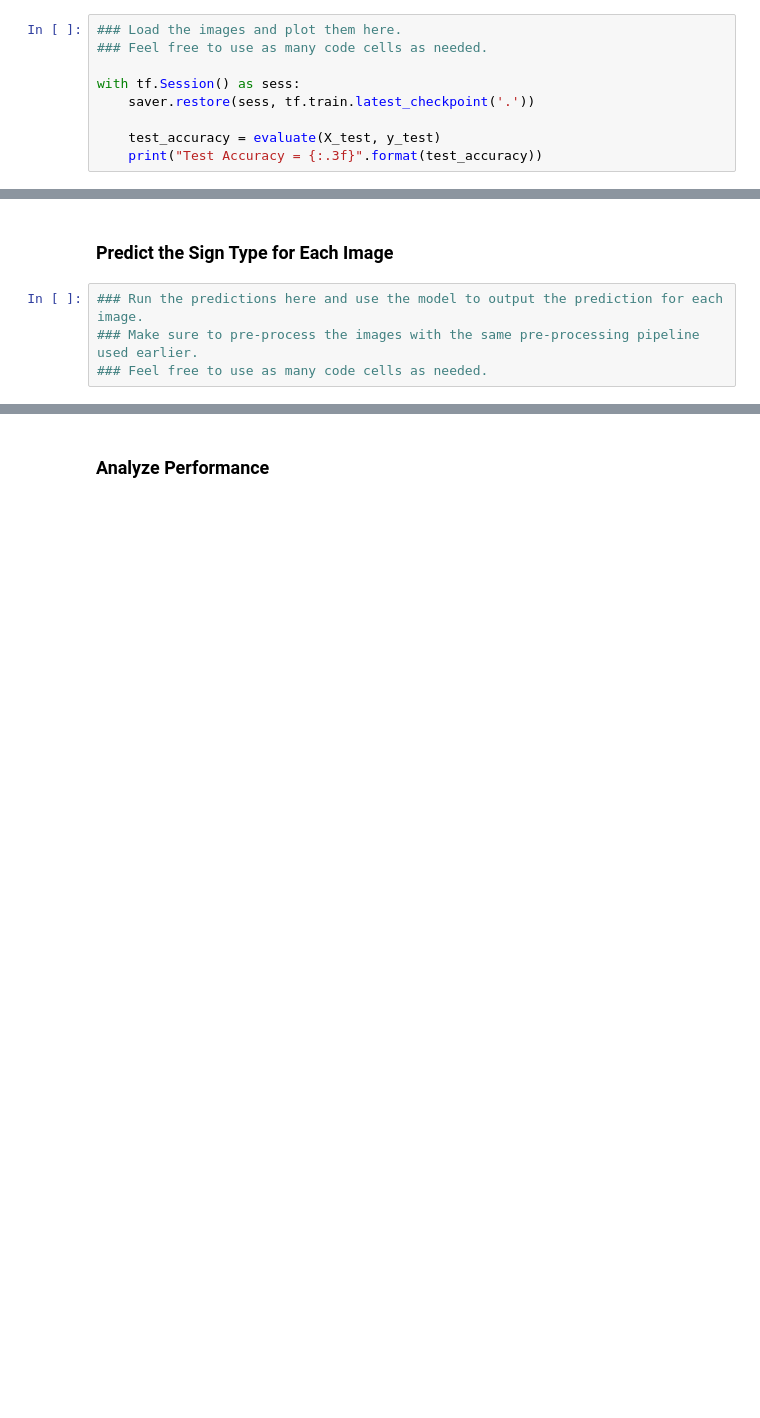
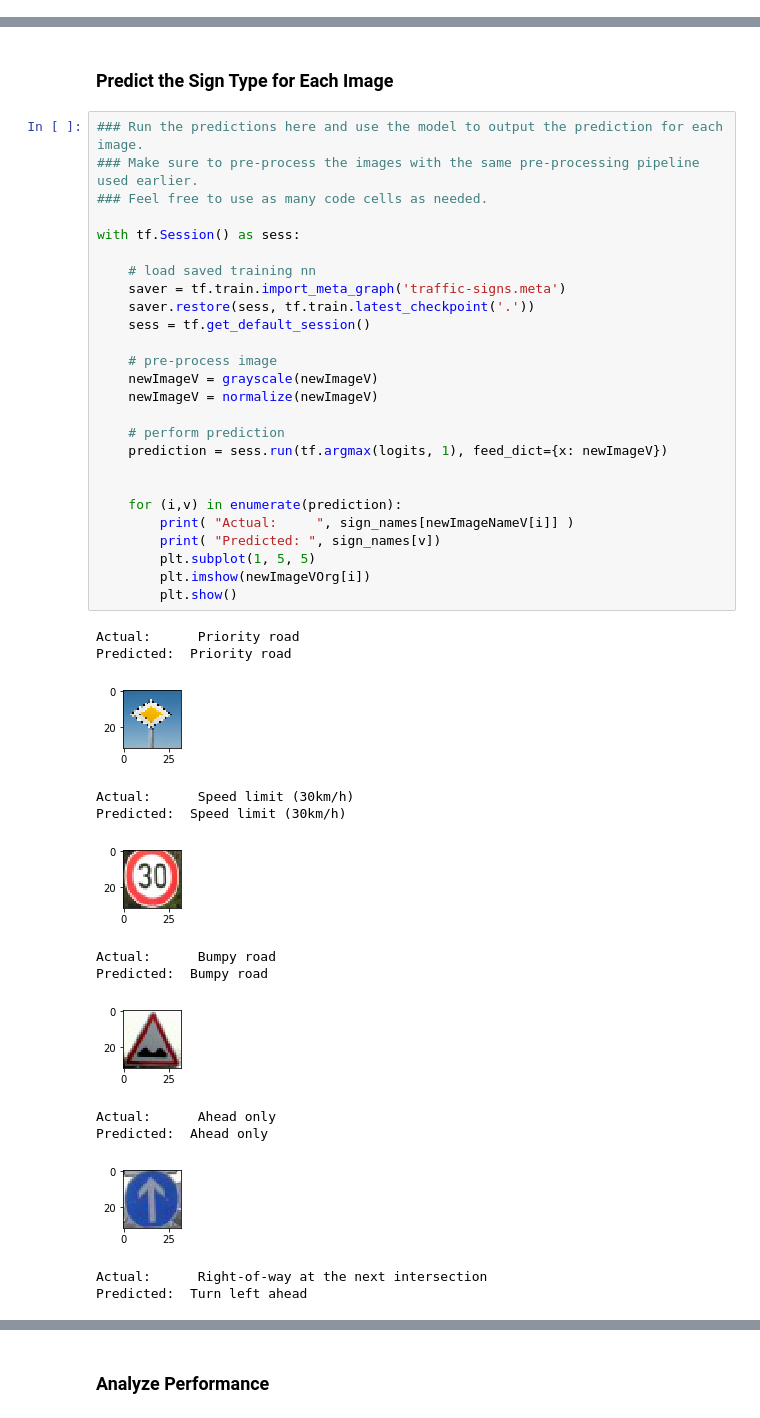
Before and after one commit to linuxairhead/SDC-P2-Traffic_Sign_Classifier, a Jupyter notebook: Traffic_Sign_Classifier.ipynb, the cells around one changed output, grey strips where cells are left out. Drawn from its saved outputs; the diff is of its cells as text; blank space fills up the shorter version.

Commit message:
Test Prediction & Performance

```diff
--- a/Traffic_Sign_Classifier.ipynb
+++ b/Traffic_Sign_Classifier.ipynb
@@ -465,12 +469,3 @@ To give yourself more insight into how your model is working, download at least
 You may find `signnames.csv` useful as it contains mappings from the class id (integer) to the actual sign name.
 # %% [markdown]
 ### Load and Output the Images
-# %%
-### Load the images and plot them here.
-### Feel free to use as many code cells as needed.
-
-with tf.Session() as sess:
-    saver.restore(sess, tf.train.latest_checkpoint('.'))
-
-    test_accuracy = evaluate(X_test, y_test)
-    print("Test Accuracy = {:.3f}".format(test_accuracy))
@@ -479,4 +502,41 @@ with tf.Session() as sess:
 # %%
 ### Run the predictions here and use the model to output the prediction for each image.
 ### Make sure to pre-process the images with the same pre-processing pipeline used earlier.
 ### Feel free to use as many code cells as needed.
+
+with tf.Session() as sess:
+
+    # load saved training nn
+    saver = tf.train.import_meta_graph('traffic-signs.meta')
+    saver.restore(sess, tf.train.latest_checkpoint('.'))
+    sess = tf.get_default_session()
+
+    # pre-process image
+    newImageV = grayscale(newImageV)
+    newImageV = normalize(newImageV)
+
+    # perform prediction
+    prediction = sess.run(tf.argmax(logits, 1), feed_dict={x: newImageV})
+
+
+    for (i,v) in enumerate(prediction):
+        print( "Actual:     ", sign_names[newImageNameV[i]] )
+        print( "Predicted: ", sign_names[v])
+        plt.subplot(1, 5, 5)
+        plt.imshow(newImageVOrg[i])
+        plt.show()
+# %% [output]
+Actual:      Priority road
+Predicted:  Priority road
+[figure, added]
+Actual:      Speed limit (30km/h)
+Predicted:  Speed limit (30km/h)
+[figure, added]
+Actual:      Bumpy road
+Predicted:  Bumpy road
+[figure, added]
+Actual:      Ahead only
+Predicted:  Ahead only
+[figure, added]
+Actual:      Right-of-way at the next intersection
+Predicted:  Turn left ahead
```
Also changed, not shown: parts of 18 cells of this notebook, 11 other files.
